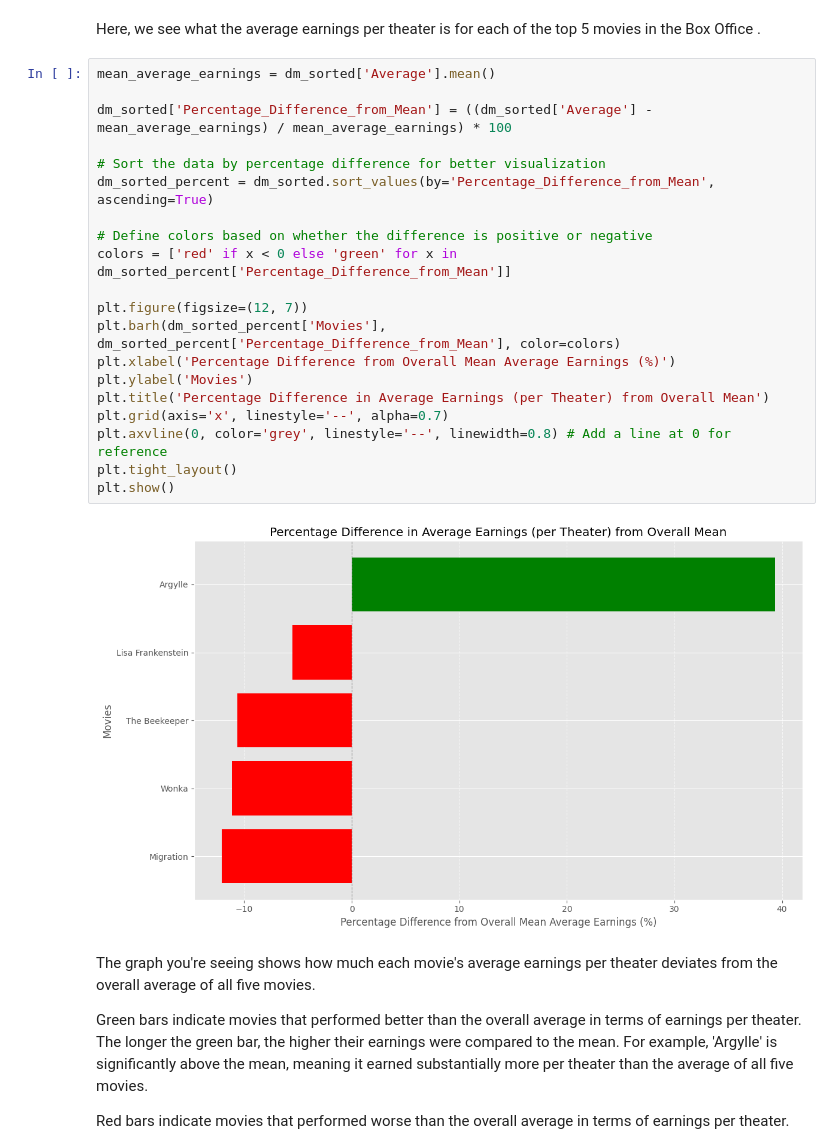
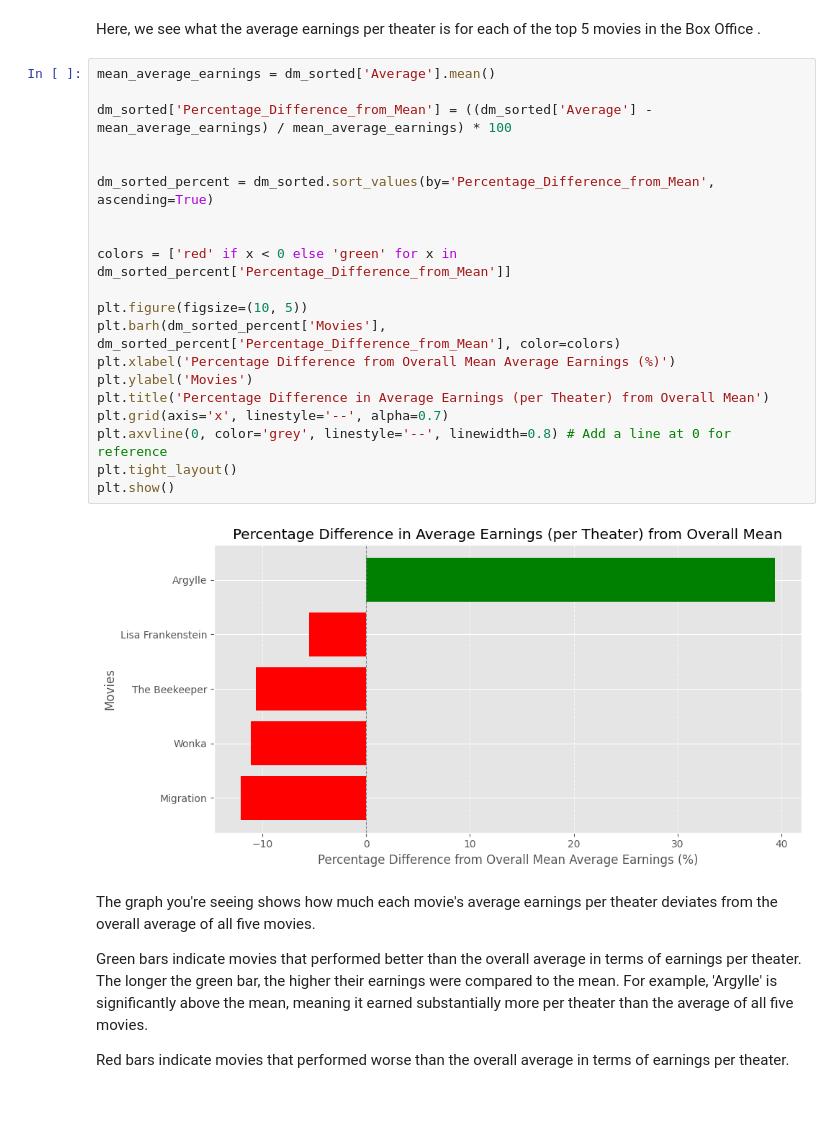
Before and after one commit to surafelmeharihaile-ai/Data110, a Jupyter notebook: Project_1___Surafel_Haile_.ipynb, the cells around one changed output. Cells and saved outputs as stored; diff of their text form; blank space fills up the shorter version.

```diff
--- a/Project_1___Surafel_Haile_.ipynb
+++ b/Project_1___Surafel_Haile_.ipynb
@@ -27,25 +27,25 @@ Here, we see what the average earnings per theater is for each of the top 5 movi
 # %%
 mean_average_earnings = dm_sorted['Average'].mean()
 
 dm_sorted['Percentage_Difference_from_Mean'] = ((dm_sorted['Average'] - mean_average_earnings) / mean_average_earnings) * 100
 
-# Sort the data by percentage difference for better visualization
+
 dm_sorted_percent = dm_sorted.sort_values(by='Percentage_Difference_from_Mean', ascending=True)
 
-# Define colors based on whether the difference is positive or negative
+
 colors = ['red' if x < 0 else 'green' for x in dm_sorted_percent['Percentage_Difference_from_Mean']]
 
-plt.figure(figsize=(12, 7))
+plt.figure(figsize=(10, 5))
 plt.barh(dm_sorted_percent['Movies'], dm_sorted_percent['Percentage_Difference_from_Mean'], color=colors)
 plt.xlabel('Percentage Difference from Overall Mean Average Earnings (%)')
 plt.ylabel('Movies')
 plt.title('Percentage Difference in Average Earnings (per Theater) from Overall Mean')
 plt.grid(axis='x', linestyle='--', alpha=0.7)
 plt.axvline(0, color='grey', linestyle='--', linewidth=0.8) # Add a line at 0 for reference
 plt.tight_layout()
 plt.show()
 # %% [output]
-[figure, old version]
+[figure, new version]
 # %% [markdown]
 The graph you're seeing shows how much each movie's average earnings per theater deviates from the overall average of all five movies.
 
```
Also changed, not shown: parts of 4 cells of this notebook.
